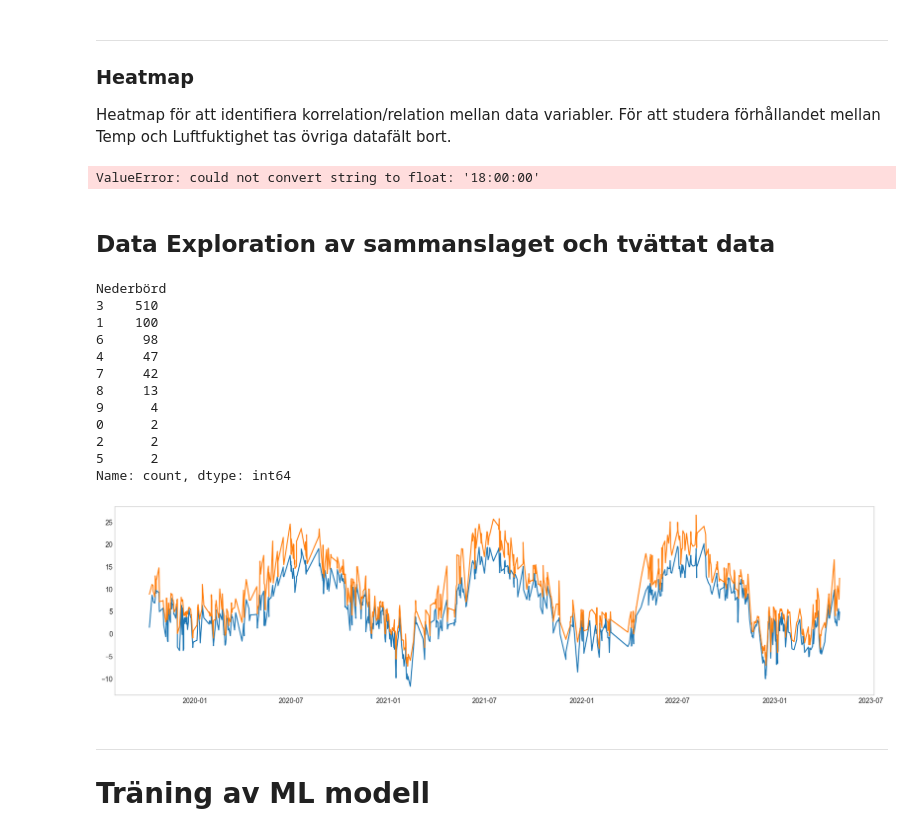
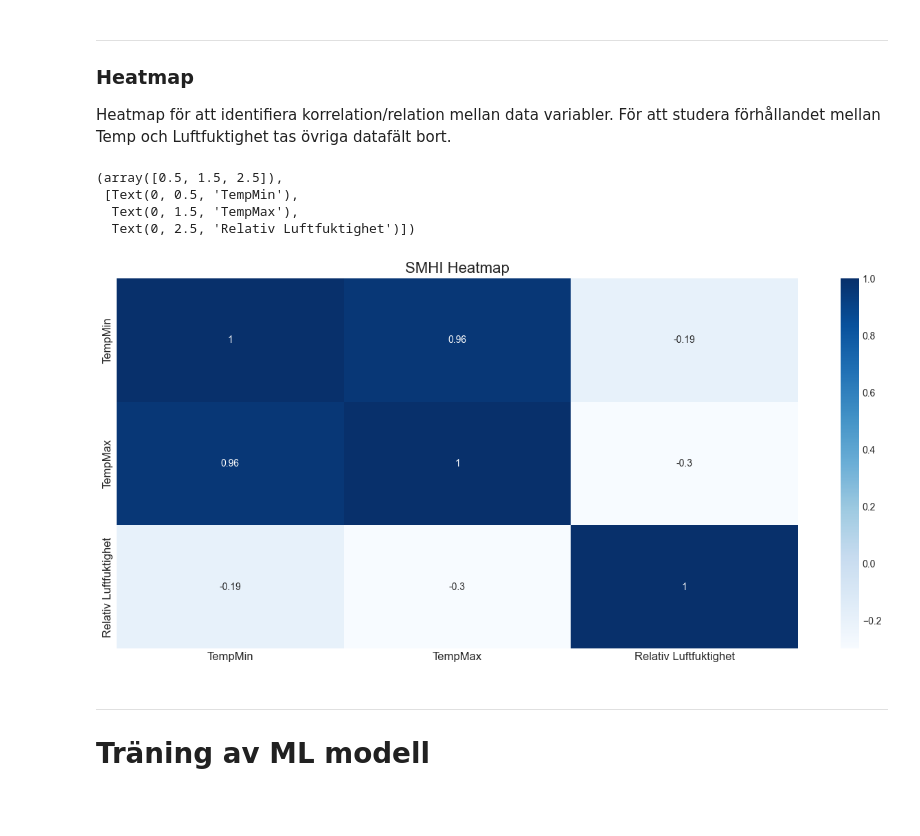
Before and after one commit to beatejosefina/data-project, a Jupyter notebook: Del2_Datahandling.ipynb, the cells around one changed output. Drawn from its saved outputs; the diff is of its cells as text; code cells hidden in the pictures; blank space fills up the shorter version.

Commit message:
Update text

```diff
--- a/Del2_Datahandling.ipynb
+++ b/Del2_Datahandling.ipynb
@@ -301,42 +325,19 @@ sns.pairplot(data = df, hue = 'Nederbörd')
 Heatmap för att identifiera korrelation/relation mellan data variabler. För att studera förhållandet mellan Temp och Luftfuktighet tas övriga datafält bort.
 # %%
 df_heatmap = df.copy()
-df_heatmap = df.drop(columns=['Datum', 'Month', 'Nederbörd'])
+df_heatmap = df_heatmap.drop(columns=['Datum', 'Tid (UTC)', 'Month', 'Nederbörd'])
 df_corr = df_heatmap.corr()
 
 sns.heatmap(df_corr, cmap = 'Blues', annot = True, xticklabels = df_corr.columns.values, yticklabels = df_corr.columns.values)
 plt.title('SMHI Heatmap', fontsize = 16)
 plt.xticks(fontsize = 12)
 plt.yticks(fontsize = 12)
 # %% [output]
-ValueError: could not convert string to float: '18:00:00'
+(array([0.5, 1.5, 2.5]),
+ [Text(0, 0.5, 'TempMin'),
+  Text(0, 1.5, 'TempMax'),
+  Text(0, 2.5, 'Relativ Luftfuktighet')])
+[figure, added]
-# %% [markdown]
-## Data Exploration av sammanslaget och tvättat data
-# %%
-df['Nederbörd'].value_counts()
-# %% [output]
-Nederbörd
-3    510
-1    100
-6     98
-4     47
-7     42
-8     13
-9      4
-0      2
-2      2
-5      2
-Name: count, dtype: int64
-# %%
-# Plot över tid för att säkerställa att datat inte innehåller några extrem värden (outliners) eller att data punkter fattas
-
-plt.figure(figsize = (20, 5))
-fig = plt.plot(df['Datum'], df[['TempMin', 'TempMax']])
-plt.grid();
-
-# ---> Plot visar som förvänta på cykliskt data med kallaste temp vid månaderna kring årsskiftet och varmast kring högsommar (juli-aug)
-# %% [output]
-[figure, removed]
 # %% [markdown]
 ---
 # Träning av ML modell
```
Also changed, not shown: parts of 15 cells of this notebook.
